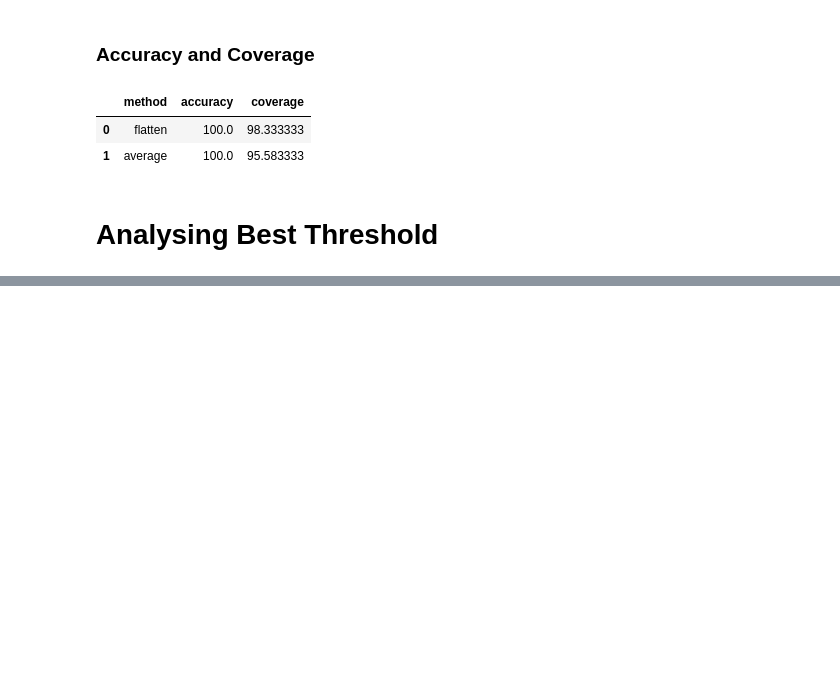
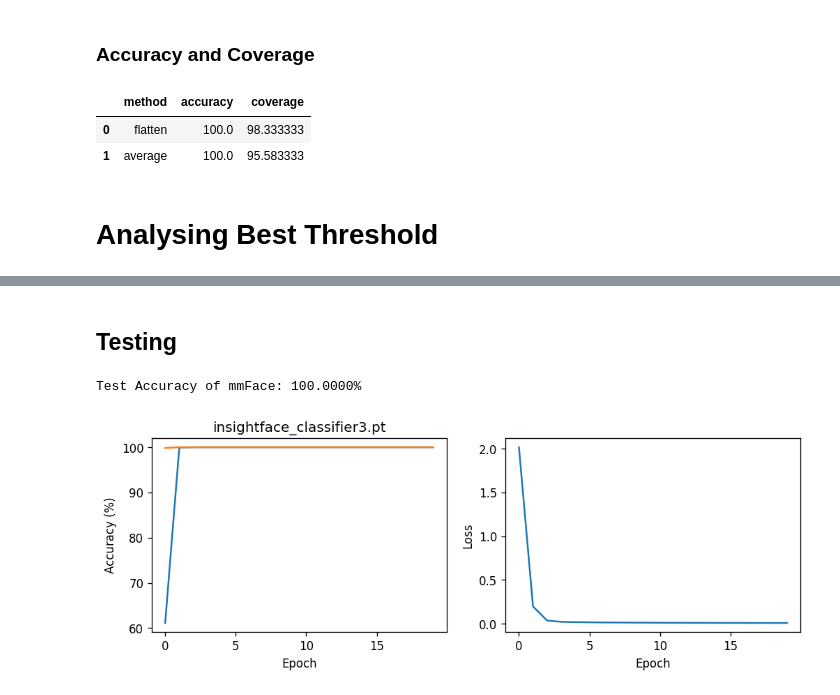
Before and after one commit to StergiousAji/mmFace-3D-Face-Recognition-using-RGB-and-mmWave-Radar, a Jupyter notebook: src/3DFR_Net/mmFace/insightface.ipynb, the cells around one changed output, grey strips where cells are left out. Saved outputs shown, nothing was run; the diff lists cells and outputs as text; code cells hidden in the pictures; blank space fills up the shorter version.

```diff
--- a/src/3DFR_Net/mmFace/insightface.ipynb
+++ b/src/3DFR_Net/mmFace/insightface.ipynb
@@ -216,0 +257,19 @@ plt.show()
+# %%
+from neural_nets import InsightFaceClassifier
+from torch import nn
+from utils import load_model, load_history
+
+num_epochs = 20
+learning_rate = 0.01
+
+model = InsightFaceClassifier(num_subjects).to(device)
+
+# Loss + Optimiser
+criterion = nn.CrossEntropyLoss()
+optimiser = torch.optim.SGD(model.parameters(), lr=learning_rate, weight_decay=0.001, momentum=0.9)
+
+model_name = f"insightface_classifier.pt"
+cur_epoch, loss_history, train_acc, val_acc = load_model(model_name, model, optimiser)
+
+if len(loss_history) > 0:
+    print(f"{model_name}\n\tEpoch: {cur_epoch}\n\tLoss: {loss_history[-1]:.4f}\n\tTrain Accuracy: {train_acc[-1]:.4f}\n\tValidation Accuracy: {val_acc[-1]:.4f}")
@@ -216,0 +401,43 @@ plt.show()
+# %% [markdown]
+## Testing
+# %%
+y_pred = []
+y_true = []
+
+model.eval()
+with torch.no_grad():
+    correct = 0
+    total = 0
+    for data, labels in test:
+        outputs = model(data)
+        _, predicted = torch.max(outputs.data, 1)
+        total += labels.size(0)
+        correct += (predicted == labels).sum().item()
+
+        y_pred.extend(predicted.cpu().numpy())
+        y_true.extend(labels.data.cpu().numpy())
+        del data, labels, outputs
+
+    print(f"Test Accuracy of mmFace: {100*correct/total:.4f}%")
+# %% [output]
+Test Accuracy of mmFace: 100.0000%
+# %%
+import matplotlib.pyplot as plt
+
+losses, train_acc, val_acc = load_history(f"models/{model_name}")
+
+fig, axs = plt.subplots(1, 2, figsize=(10, 3), dpi=120)
+
+axs[0].plot(range(len(train_acc)), train_acc)
+axs[0].plot(range(len(val_acc)), val_acc)
+axs[0].set_xlabel("Epoch")
+axs[0].set_ylabel("Accuracy (%)")
+
+axs[1].plot(range(len(losses)), losses)
+axs[1].set_xlabel("Epoch")
+axs[1].set_ylabel("Loss")
+
+axs[0].set_title(model_name)
+plt.show()
+# %% [output]
+[figure, added]
```
Also changed, not shown: parts of 9 cells of this notebook, 5 other files.
